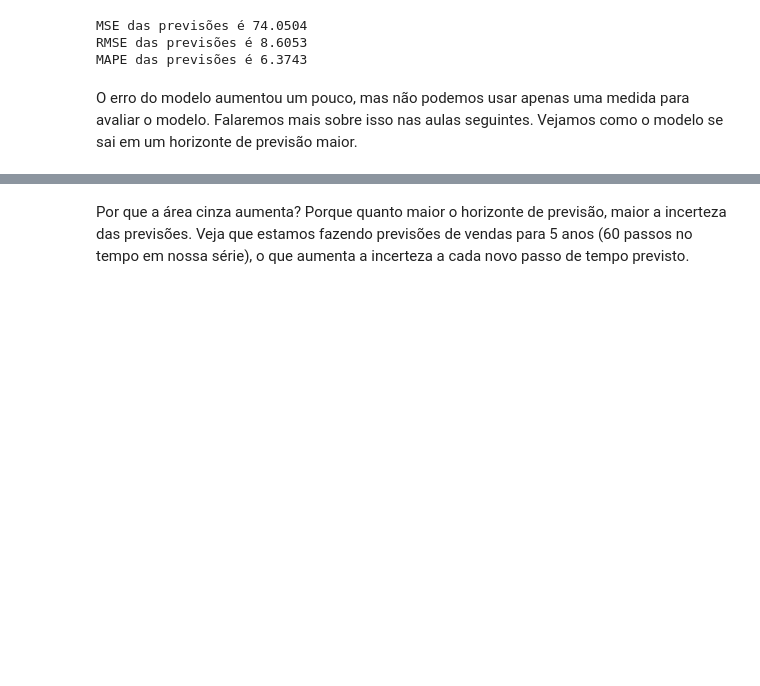
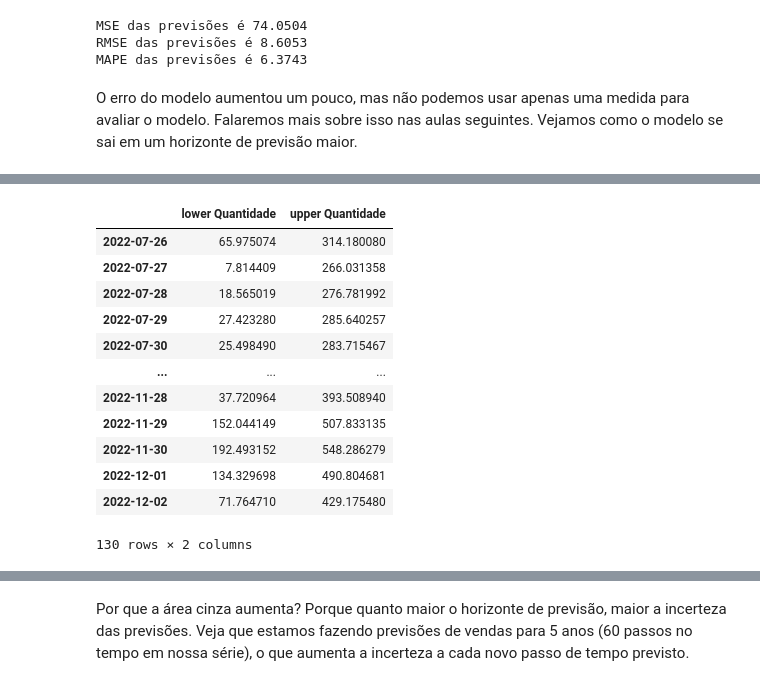
Before and after one commit to gutpassos/PipaFinder, a Jupyter notebook: PipaMainframe/Modelo_18_PipaMainframe.ipynb, the cells around one changed output, grey strips where cells are left out. Cells and saved outputs as stored; diff of their text form; code cells hidden in the pictures; blank space fills up the shorter version.

```diff
--- a/PipaMainframe/Modelo_18_PipaMainframe.ipynb
+++ b/PipaMainframe/Modelo_18_PipaMainframe.ipynb
@@ -425,6 +456,22 @@ horizonte_60_predict_2 = modelo_sarima_v2_fit.get_forecast(steps = 82)
 # Intervalo de confiança
 horizonte_60_predict_2_conf_2 = horizonte_60_predict_2.conf_int()
 #horizonte_60_predict_2_conf_2
+# %%
+horizonte_60_predict_2_conf_2
+# %% [output]
+|  | lower Quantidade | upper Quantidade |
+| 2022-07-26 | 65.975074 | 314.180080 |
+| 2022-07-27 | 7.814409 | 266.031358 |
+| 2022-07-28 | 18.565019 | 276.781992 |
+| 2022-07-29 | 27.423280 | 285.640257 |
+| 2022-07-30 | 25.498490 | 283.715467 |
+| ... | ... | ... |
+| 2022-11-28 | 37.720964 | 393.508940 |
+| 2022-11-29 | 152.044149 | 507.833135 |
+| 2022-11-30 | 192.493152 | 548.286279 |
+| 2022-12-01 | 134.329698 | 490.804681 |
+| 2022-12-02 | 71.764710 | 429.175480 |
+130 rows × 2 columns
 # %%
 # Plot dos valores observados
 
```
Also changed, not shown: parts of 5 cells of this notebook, 2 other files.
